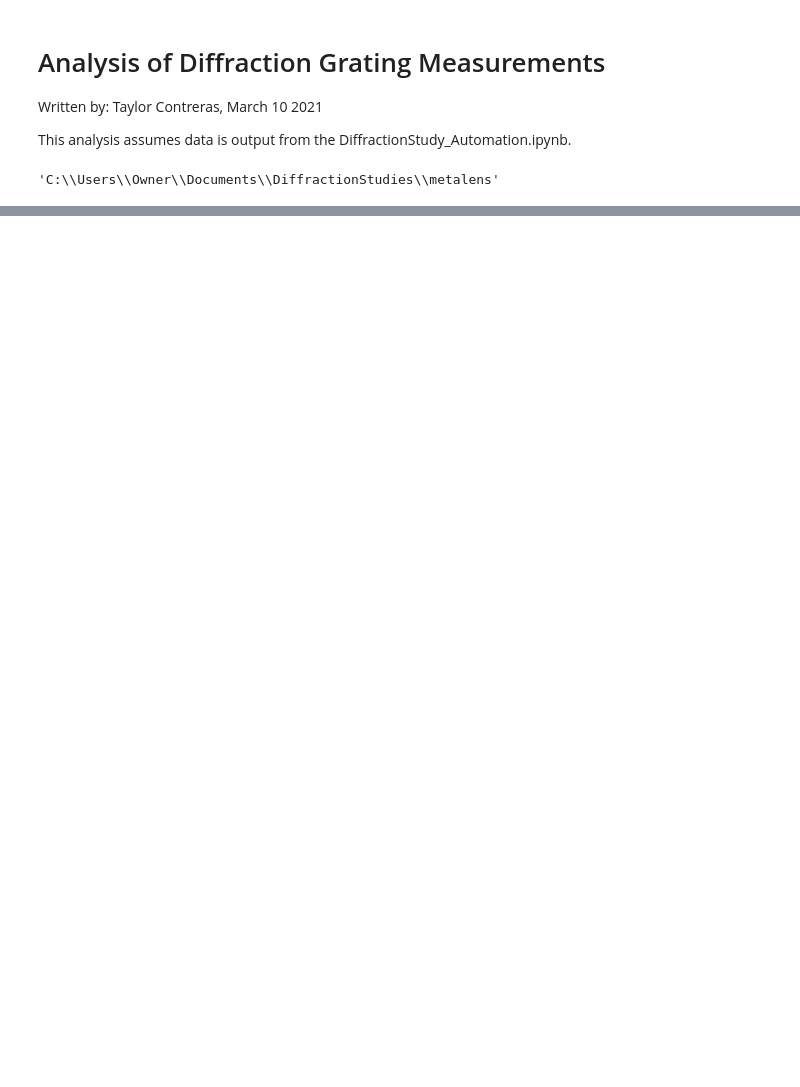
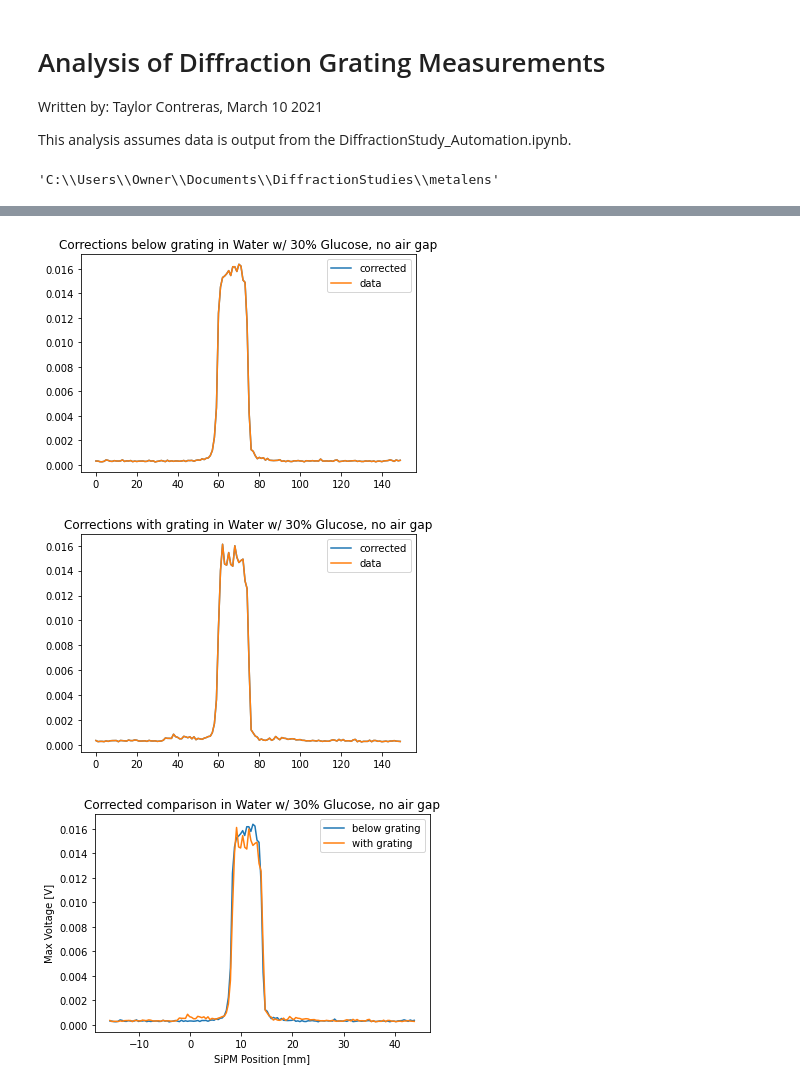
Before and after one commit to tcontrer/metalens, a Jupyter notebook: DiffractionGrating_Analysis.ipynb, the cells around one changed output, grey strips where cells are left out. Cells and saved outputs as stored; diff of their text form; code cells hidden in the pictures; blank space fills up the shorter version.

```diff
--- a/DiffractionGrating_Analysis.ipynb
+++ b/DiffractionGrating_Analysis.ipynb
@@ -207,0 +196,6 @@ SyntaxError: invalid syntax (<ipython-input-18-0605c4e1081c>, line 2)
+# %%
+PlotCorrected(no_gap_glucose_data)
+# %% [output]
+[figure, added]
+[figure, added]
+[figure, added]
```
Also changed, not shown: parts of 23 cells of this notebook, 12 other files.
